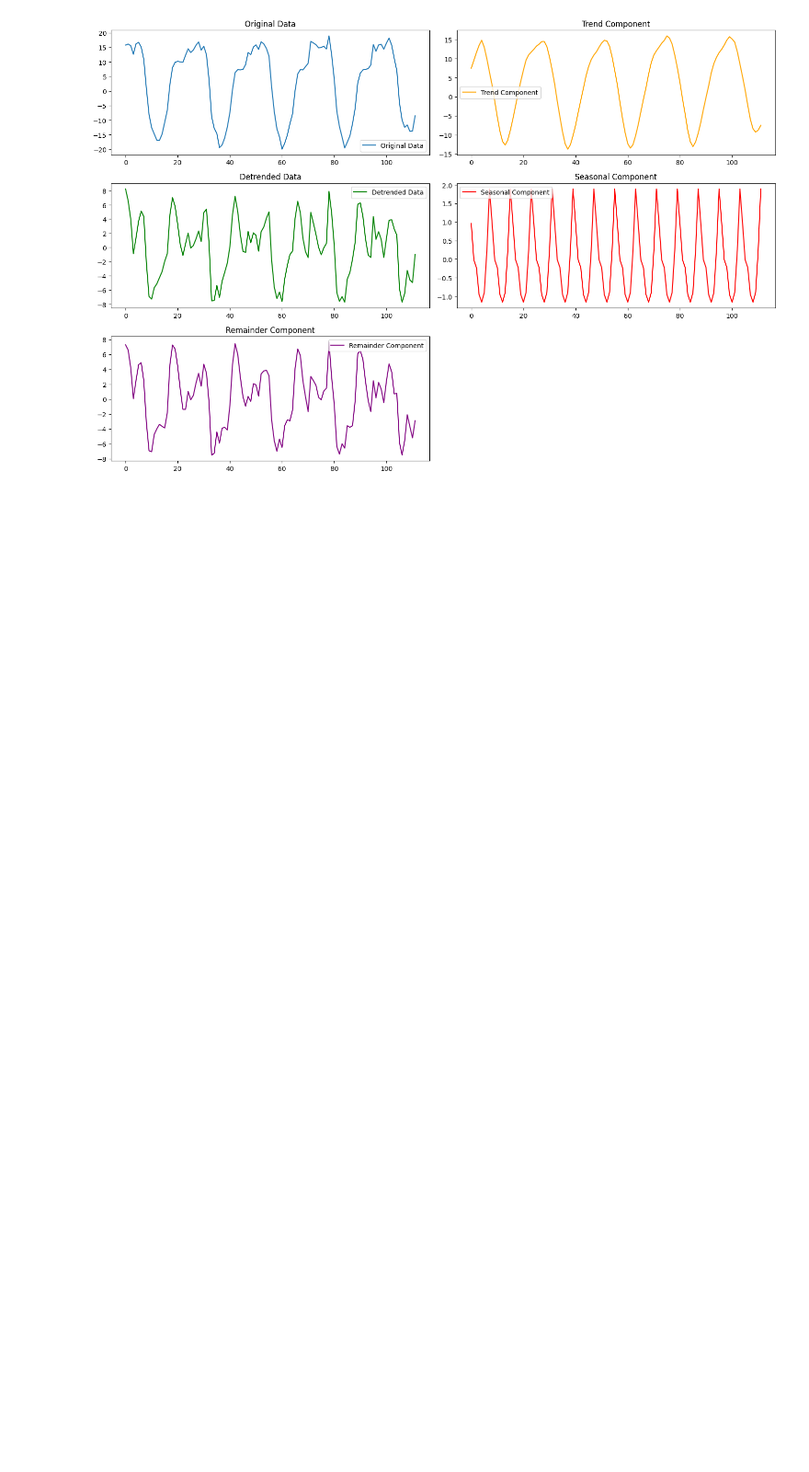
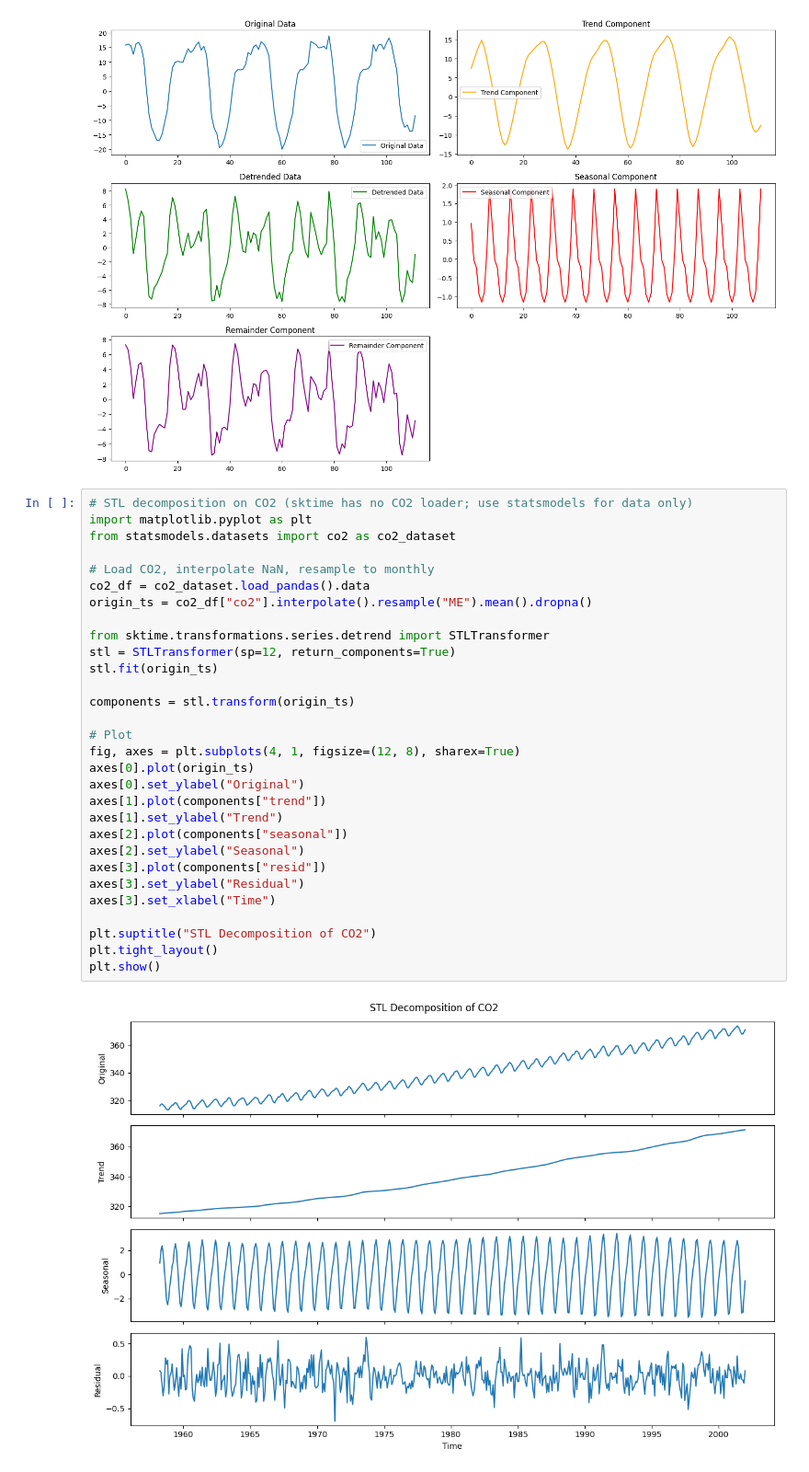
Before and after one commit to NetManAIOps/sktime, a Jupyter notebook: lectures/lec2/decomposition.ipynb, the cells around one changed output. Shown at 92% size. Cells and saved outputs as stored; diff of their text form; blank space fills up the shorter version.

Commit message:
Update STL decomposition

```diff
--- a/lectures/lec2/decomposition.ipynb
+++ b/lectures/lec2/decomposition.ipynb
@@ -50,6 +69,38 @@ plt.tight_layout()
 plt.show()
 # %% [output]
 [figure]
+# %%
+# STL decomposition on CO2 (sktime has no CO2 loader; use statsmodels for data only)
+import matplotlib.pyplot as plt
+from statsmodels.datasets import co2 as co2_dataset
+
+# Load CO2, interpolate NaN, resample to monthly
+co2_df = co2_dataset.load_pandas().data
+origin_ts = co2_df["co2"].interpolate().resample("ME").mean().dropna()
+
+from sktime.transformations.series.detrend import STLTransformer
+stl = STLTransformer(sp=12, return_components=True)
+stl.fit(origin_ts)
+
+components = stl.transform(origin_ts)
+
+# Plot
+fig, axes = plt.subplots(4, 1, figsize=(12, 8), sharex=True)
+axes[0].plot(origin_ts)
+axes[0].set_ylabel("Original")
+axes[1].plot(components["trend"])
+axes[1].set_ylabel("Trend")
+axes[2].plot(components["seasonal"])
+axes[2].set_ylabel("Seasonal")
+axes[3].plot(components["resid"])
+axes[3].set_ylabel("Residual")
+axes[3].set_xlabel("Time")
+
+plt.suptitle("STL Decomposition of CO2")
+plt.tight_layout()
+plt.show()
+# %% [output]
+[figure, added]
 # %%
 import numpy as np
 import matplotlib.pyplot as plt
```
Also changed, not shown: parts of 1 cell of this notebook.
